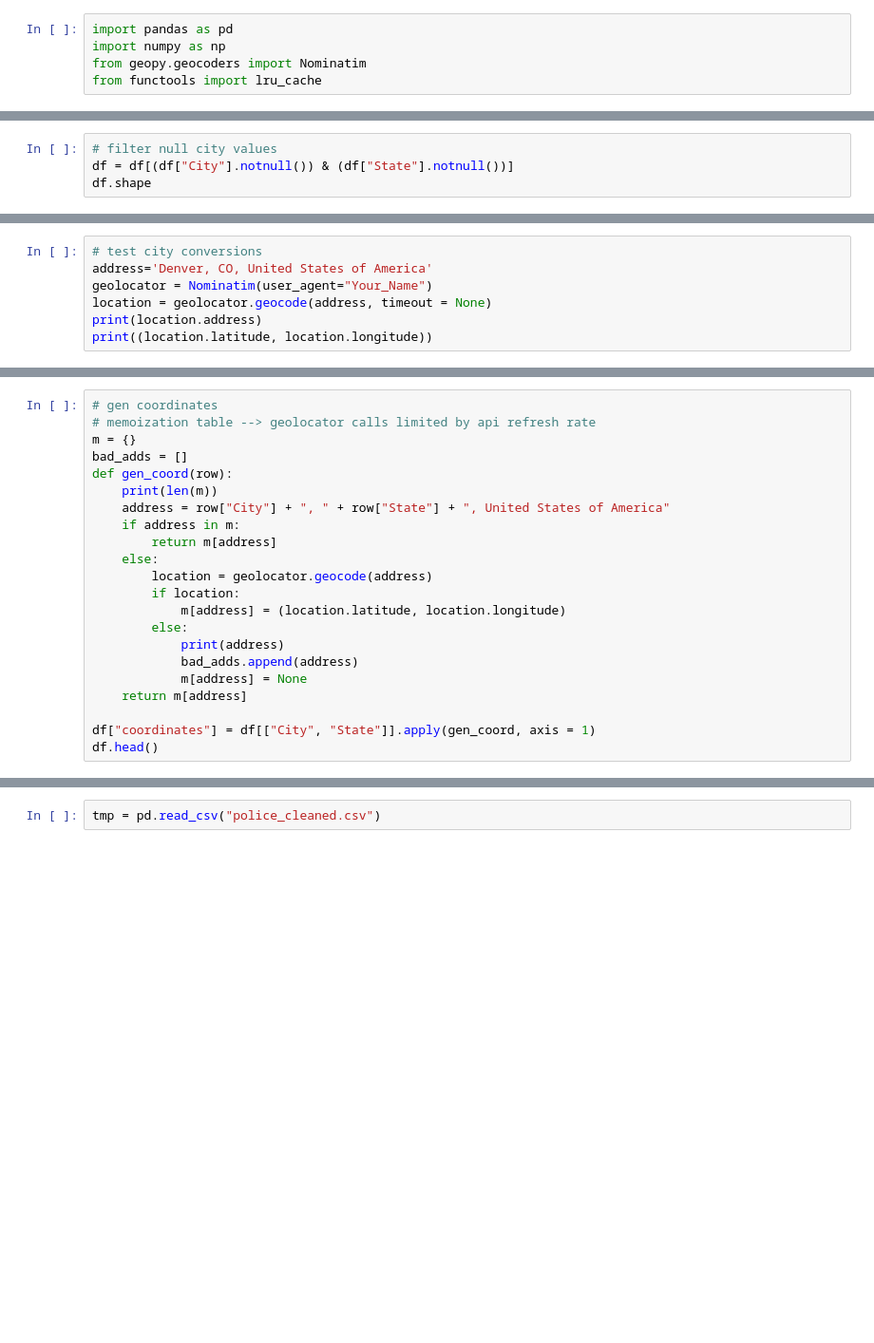
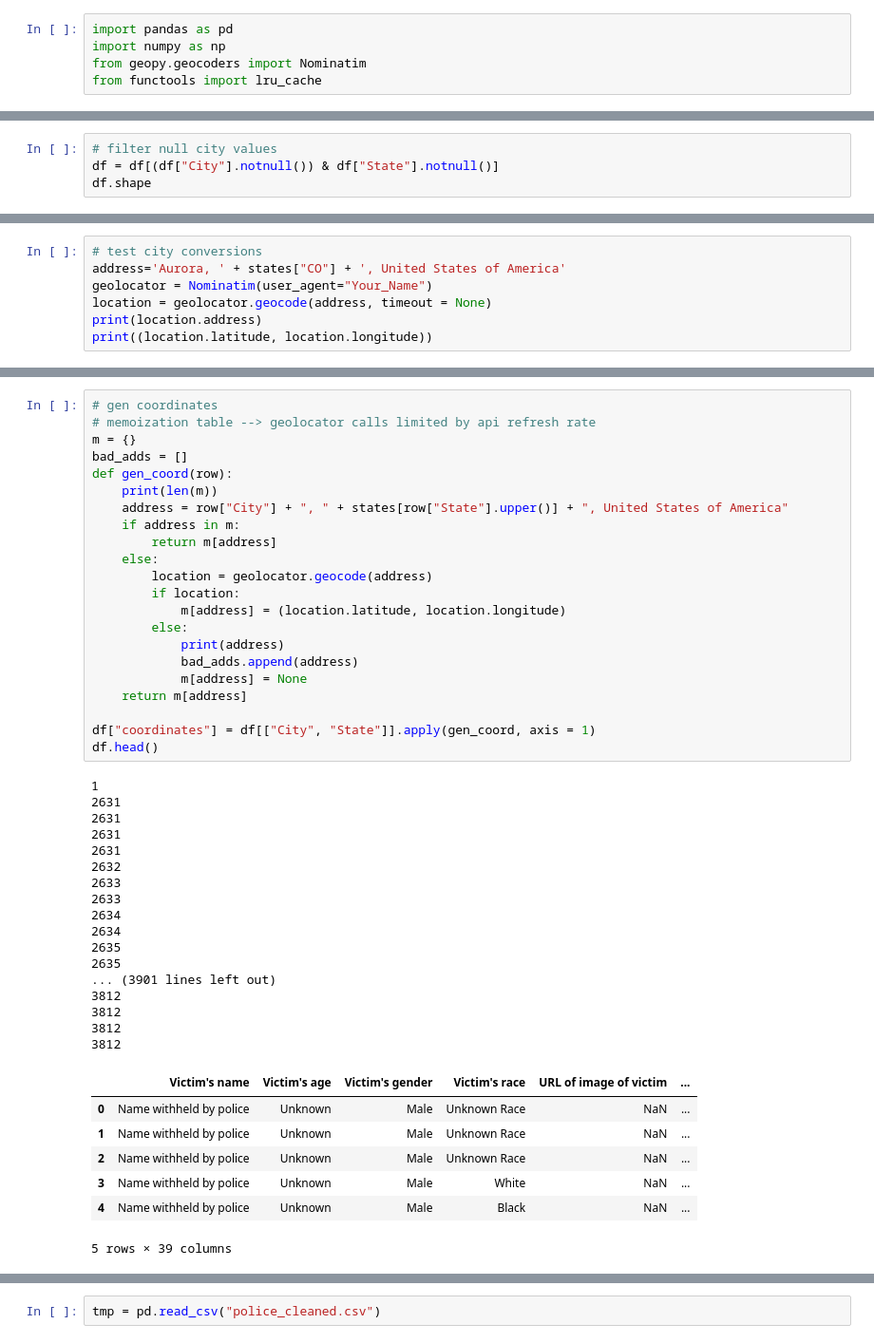
Before and after one commit to sunil-2000/PoliceKillingDataVis, a Jupyter notebook: data_cleaning.ipynb, the cells around one changed output, grey strips where cells are left out. Shown at 95% size. Cells and saved outputs as stored; diff of their text form; blank space fills up the shorter version.

```diff
--- a/data_cleaning.ipynb
+++ b/data_cleaning.ipynb
@@ -9,4 +11,4 @@ df.shape
 # %%
 # filter null city values
-df = df[(df["City"].notnull()) & (df["State"].notnull())]
+df = df[(df["City"].notnull()) & df["State"].notnull()]
 df.shape
@@ -13,6 +17,6 @@ df.shape
 # %%
 # test city conversions
-address='Denver, CO, United States of America'
+address='Aurora, ' + states["CO"] + ', United States of America'
 geolocator = Nominatim(user_agent="Your_Name")
 location = geolocator.geocode(address, timeout = None)
 print(location.address)
@@ -20,25 +86,50 @@ print((location.latitude, location.longitude))
 # %%
 # gen coordinates
 # memoization table --> geolocator calls limited by api refresh rate
 m = {}
 bad_adds = []
 def gen_coord(row):
     print(len(m))
-    address = row["City"] + ", " + row["State"] + ", United States of America"
+    address = row["City"] + ", " + states[row["State"].upper()] + ", United States of America"
     if address in m:
         return m[address]
     else:
         location = geolocator.geocode(address)
         if location:
             m[address] = (location.latitude, location.longitude)
         else:
             print(address)
             bad_adds.append(address)
             m[address] = None
     return m[address]
 
 df["coordinates"] = df[["City", "State"]].apply(gen_coord, axis = 1)
 df.head()
+# %% [output]
+1
+2631
+2631
+2631
+2631
+2632
+2633
+2633
+2634
+2634
+2635
+2635
+... (3901 lines left out)
+3812
+3812
+3812
+3812
+|  | Victim's name | Victim's age | Victim's gender | Victim's race | URL of image of victim | ... |
+| 0 | Name withheld by police | Unknown | Male | Unknown Race | NaN | ... |
+| 1 | Name withheld by police | Unknown | Male | Unknown Race | NaN | ... |
+| 2 | Name withheld by police | Unknown | Male | Unknown Race | NaN | ... |
+| 3 | Name withheld by police | Unknown | Male | White | NaN | ... |
+| 4 | Name withheld by police | Unknown | Male | Black | NaN | ... |
+5 rows × 39 columns
 # %%
 print(df["coordinates"][0][0])
 df = df[df["coordinates"].notna()]
```
Also changed, not shown: parts of 13 cells of this notebook, 3 other files.
